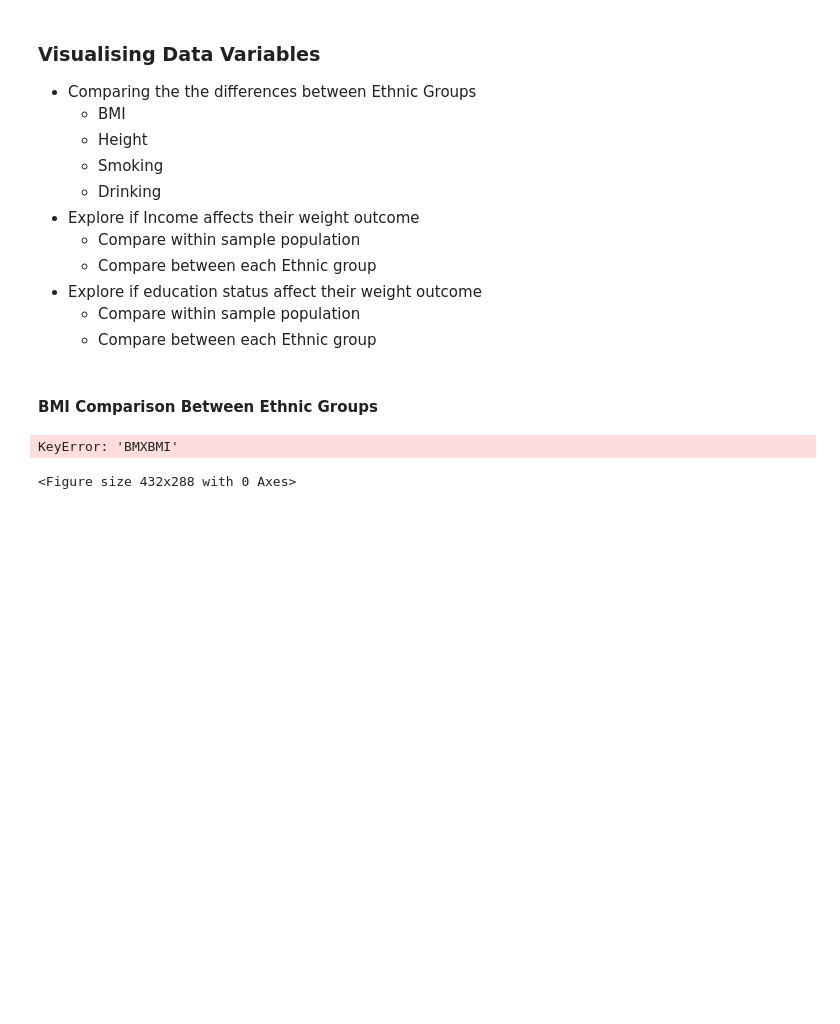
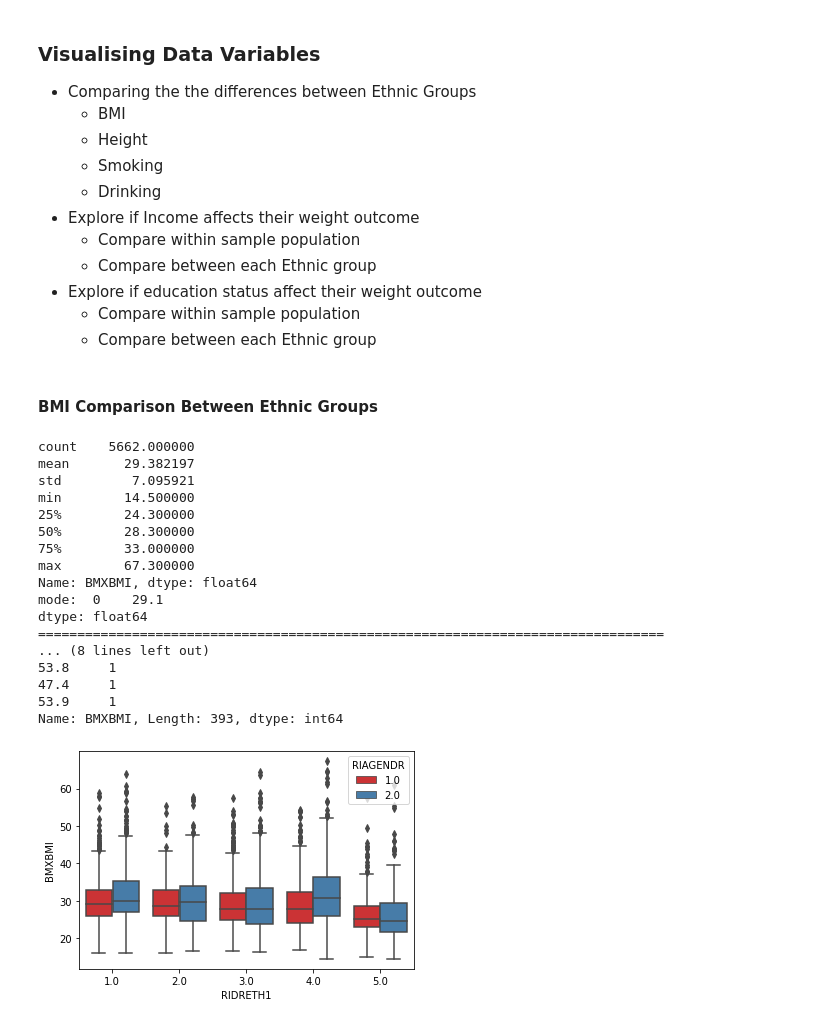
Before and after one commit to meRveet/pythonprojects, a Jupyter notebook: nhanesanalysis/Project_One_NHANES.ipynb, the cells around one changed output. Drawn from its saved outputs; the diff is of its cells as text; code cells hidden in the pictures; blank space fills up the shorter version.

```diff
--- a/nhanesanalysis/Project_One_NHANES.ipynb
+++ b/nhanesanalysis/Project_One_NHANES.ipynb
@@ -248,37 +248,49 @@ def quantitative_summarized(df, x=None, y=None, hue=None, palette='Set1', ax=Non
     df: pandas dataframe
     x: str. horizontal axis to plot the labels of categorical data (usually the target variable)
     y: str. vertical axis to plot the quantitative data
     hue: str. if you want to compare it another categorical variable (usually the target variable if x is another variable)
     palette: array-like. Colour of the plot
     swarm: if swarm is set to True, a swarm plot would be overlayed
     Returns
     =======
     Quick Stats of the data and also the box plot of the distribution
     '''
     plt.clf()
     series = df[y]
     print(series.describe())
     print('mode: ', series.mode())
     if verbose:
         print('='*80)
         print(series.value_counts())
 
     sns.boxplot(x=x, y=y, hue=hue, data=df, palette=palette, ax=ax)
 
     if swarm:
         sns.swarmplot(x=x, y=y, hue=hue, data=df,
                       palette=palette, ax=ax)
 
     plt.show()
 
-bmigeneth= []
-bmigeneth.append(dfcat.loc[:,'RIAGENDR'])
-bmigeneth.append(dfcat.loc[:,'RIDRETH1'])
-bmigeneth.append(dfcont.loc[:,'BMXBMI'])
-bmigeneth= pd.DataFrame(bmigeneth)
+bmigeneth= pd.concat([dfcat.loc[:,'RIAGENDR'],dfcat.loc[:,'RIDRETH1'],dfcont.loc[:,'BMXBMI']], axis=1)
 
 #Boxplot comparision between gender, ethnic for BMI
 quantitative_summarized(bmigeneth, x='RIDRETH1', y='BMXBMI', hue='RIAGENDR')
 # %% [output]
-KeyError: 'BMXBMI'
+count    5662.000000
+mean       29.382197
+std         7.095921
+min        14.500000
+25%        24.300000
+50%        28.300000
+75%        33.000000
+max        67.300000
+Name: BMXBMI, dtype: float64
+mode:  0    29.1
+dtype: float64
+================================================================================
+... (8 lines left out)
+53.8     1
+47.4     1
+53.9     1
+Name: BMXBMI, Length: 393, dtype: int64
-<Figure size 432x288 with 0 Axes>
+[figure, added]
```
